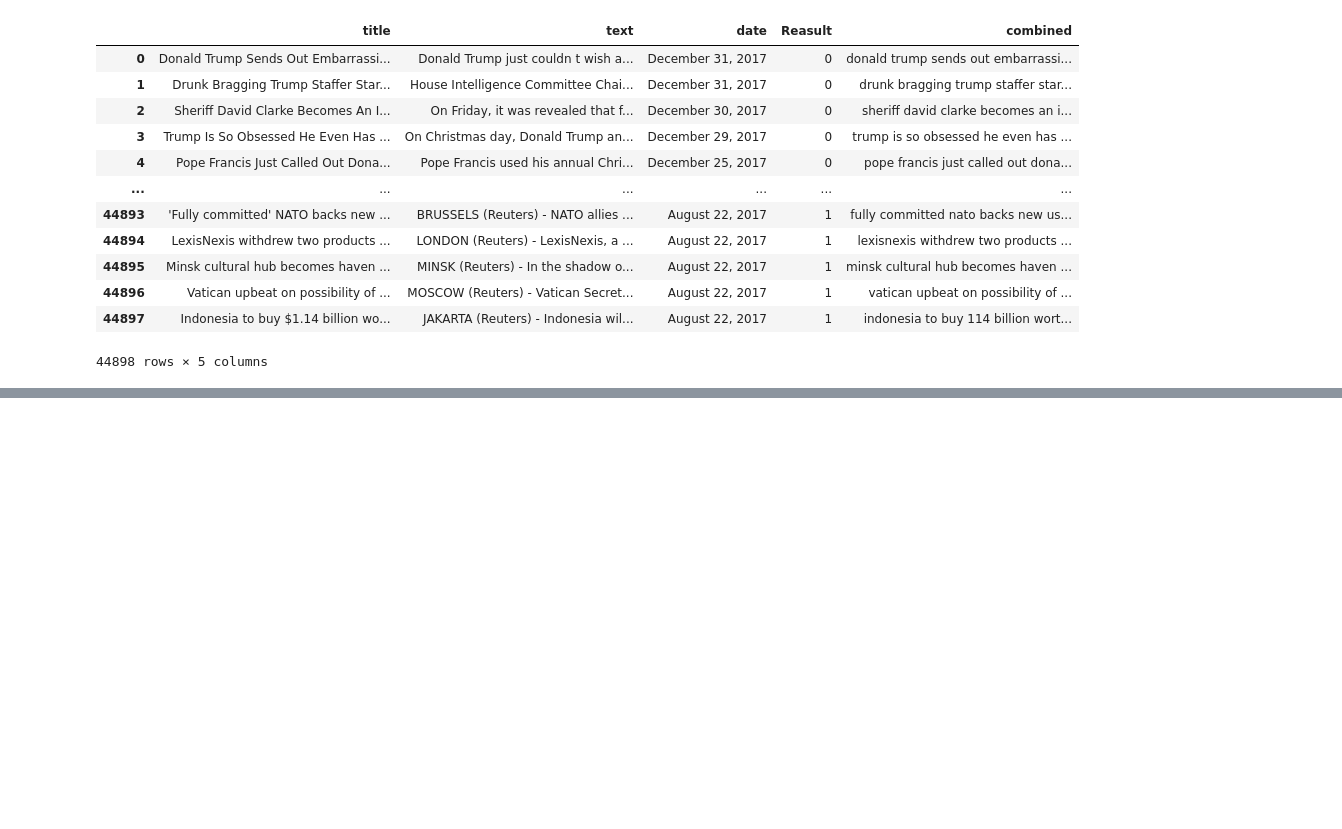
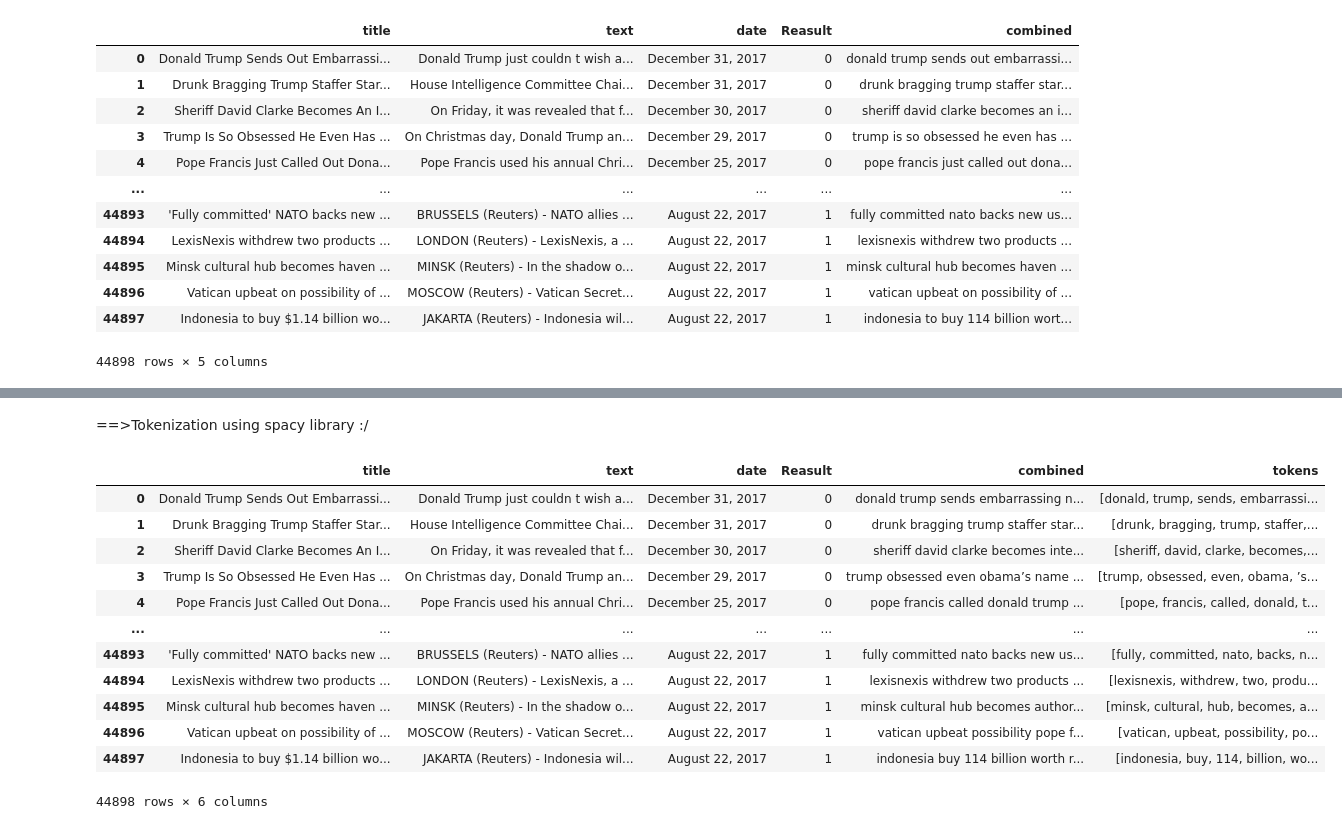
Before and after one commit to Asutosh160805/Fake_News_Detector_2, a Jupyter notebook: merging.ipynb, the cells around one changed output, grey strips where cells are left out. Drawn from its saved outputs; the diff is of its cells as text; code cells hidden in the pictures; blank space fills up the shorter version.

```diff
--- a/merging.ipynb
+++ b/merging.ipynb
@@ -97,0 +112,14 @@ concatenated_df
+# %%
+def remove_stopwords(text):
+    new_text = []
+
+    for word in text.split():
+        if word in stops:
+            new_text.append("")
+        else:
+            new_text.append(word)
+    x=new_text[:]
+    new_text.clear()
+    return " ".join(x)
+# %%
+concatenated_df['combined']=concatenated_df['combined'].apply(remove_stopwords)
@@ -97,0 +163,30 @@ concatenated_df
+# %% [markdown]
+==>Tokenization using spacy library :/
+# %%
+import spacy
+
+# Load spaCy English model
+nlp = spacy.load("en_core_web_sm")
+
+def spacy_tokenize(text):
+    doc = nlp(text)
+    tokens = [token.text for token in doc if not token.is_punct and not token.is_space]
+    return tokens
+# %%
+concatenated_df['tokens'] = concatenated_df['combined'].apply(spacy_tokenize)
+# %%
+concatenated_df
+# %% [output]
+|  | title | text | date | Reasult | combined | tokens |
+| 0 | Donald Trump Sends Out Embarrassi... | Donald Trump just couldn t wish a... | December 31, 2017 | 0 | donald trump sends embarrassing n... | [donald, trump, sends, embarrassi... |
+| 1 | Drunk Bragging Trump Staffer Star... | House Intelligence Committee Chai... | December 31, 2017 | 0 | drunk bragging trump staffer star... | [drunk, bragging, trump, staffer,... |
+| 2 | Sheriff David Clarke Becomes An I... | On Friday, it was revealed that f... | December 30, 2017 | 0 | sheriff david clarke becomes inte... | [sheriff, david, clarke, becomes,... |
+| 3 | Trump Is So Obsessed He Even Has ... | On Christmas day, Donald Trump an... | December 29, 2017 | 0 | trump obsessed even obama’s name ... | [trump, obsessed, even, obama, ’s... |
+| 4 | Pope Francis Just Called Out Dona... | Pope Francis used his annual Chri... | December 25, 2017 | 0 | pope francis called donald trump ... | [pope, francis, called, donald, t... |
+| ... | ... | ... | ... | ... | ... | ... |
+| 44893 | 'Fully committed' NATO backs new ... | BRUSSELS (Reuters) - NATO allies ... | August 22, 2017 | 1 | fully committed nato backs new us... | [fully, committed, nato, backs, n... |
+| 44894 | LexisNexis withdrew two products ... | LONDON (Reuters) - LexisNexis, a ... | August 22, 2017 | 1 | lexisnexis withdrew two products ... | [lexisnexis, withdrew, two, produ... |
+| 44895 | Minsk cultural hub becomes haven ... | MINSK (Reuters) - In the shadow o... | August 22, 2017 | 1 | minsk cultural hub becomes author... | [minsk, cultural, hub, becomes, a... |
+| 44896 | Vatican upbeat on possibility of ... | MOSCOW (Reuters) - Vatican Secret... | August 22, 2017 | 1 | vatican upbeat possibility pope f... | [vatican, upbeat, possibility, po... |
+| 44897 | Indonesia to buy $1.14 billion wo... | JAKARTA (Reuters) - Indonesia wil... | August 22, 2017 | 1 | indonesia buy 114 billion worth r... | [indonesia, buy, 114, billion, wo... |
+44898 rows × 6 columns
```
Also changed, not shown: parts of 5 cells of this notebook.
